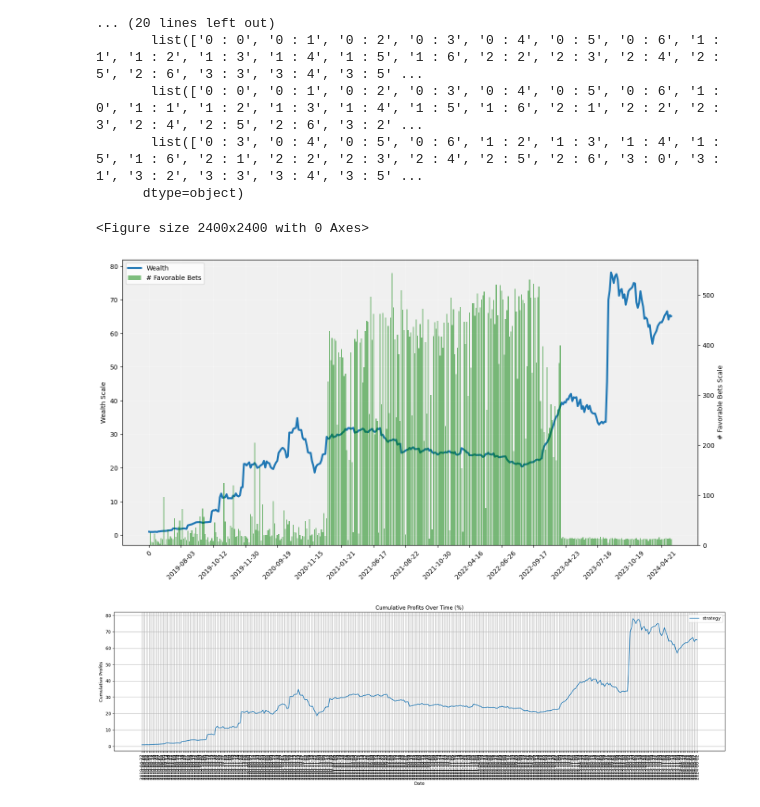
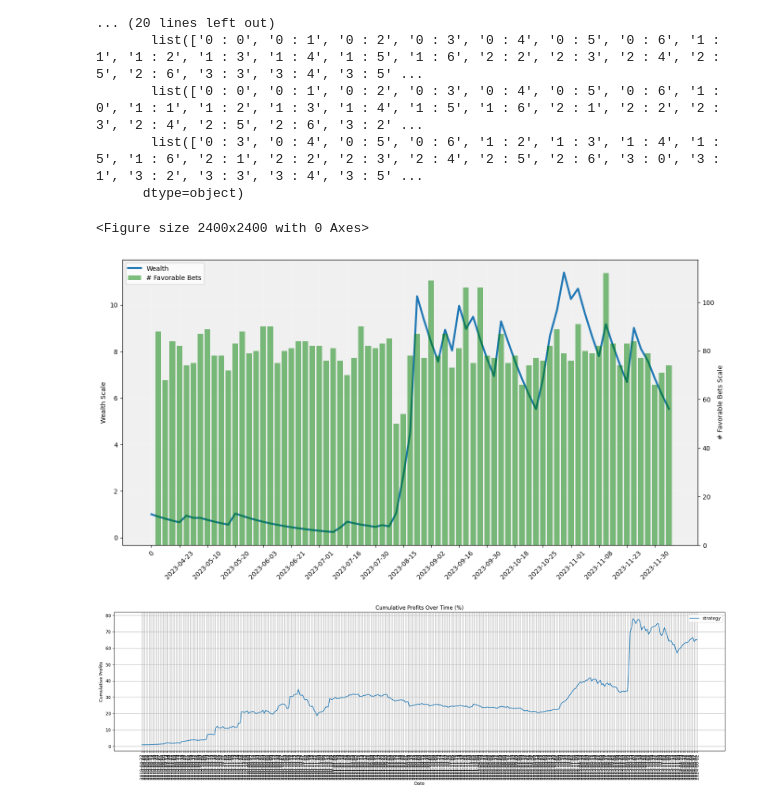
Before and after one commit to MarcosAugusto47/soccer-betting-strategy, a Jupyter notebook: notebook_EDA.ipynb, the cells around one changed output. Saved outputs shown, nothing was run; the diff lists cells and outputs as text; code cells hidden in the pictures.

```diff
--- a/notebook_EDA.ipynb
+++ b/notebook_EDA.ipynb
@@ -346,7 +322,7 @@ array([list(['0 : 1', '0 : 2', '0 : 3', '0 : 4', '0 : 5', '0 : 6', '1 : 0', '1 :
        list(['0 : 3', '0 : 4', '0 : 5', '0 : 6', '1 : 2', '1 : 3', '1 : 4', '1 : 5', '1 : 6', '2 : 1', '2 : 2', '2 : 3', '2 : 4', '2 : 5', '2 : 6', '3 : 0', '3 : 1', '3 : 2', '3 : 3', '3 : 4', '3 : 5' ...
       dtype=object)
 # %%
-df = pd.read_csv("artefacts/20240620142705/result_plot.csv")
+df = pd.read_csv("artefacts/20240725020204/result_plot.csv")
 
 
 import matplotlib.pyplot as plt
@@ -373,34 +349,34 @@ ax1.set_facecolor('#f0f0f0')
 line1, = ax1.plot(df.date, df.stake, label='Wealth', linewidth=3)
 ax1.set_ylabel('Wealth Scale')
 ax1.tick_params(axis='y')
 
 # Manually setting x-ticks
 # Assuming you want to set ticks at every nth point for clarity, with n determined by your data size
 n = max(1, len(df) // 16)  # Adjust n as necessary based on your data size
 selected_ticks = df['date'][::n]  # Select every nth date for ticks
 ax1.set_xticks(selected_ticks)
 ax1.set_xticklabels(selected_ticks, rotation=45)  # Rotate labels to prevent overlap
 
 # Setting a simple white grid aligned with the primary y-axis
 ax1.grid(True, color='white', linestyle='-', linewidth=0.5, alpha=0.7)  # White grid lines
 
 # Create a secondary y-axis for the second line plot
 ax2 = ax1.twinx()
 bars = ax2.bar(df.date, df.n_favorable_bets, color='g', label='# Favorable Bets', width=.8, alpha=0.5)  # White bars with some transparency
 ax2.set_ylabel('# Favorable Bets Scale')
 ax2.tick_params(axis='y')
 
 # Add legends and title
 #plt.title('Dual Y-Axis Line Plots with String Dates')
 lines = [line1, bars]
 labels = [l.get_label() for l in lines]
 plt.legend(lines, labels, loc='upper left')
 
 # Show the plot
 plt.show()
 # %% [output]
 <Figure size 2400x2400 with 0 Axes>
-[figure, old version]
+[figure, new version]
 # %%
 import matplotlib.pyplot as plt
 import pandas as pd
```
Also changed, not shown: parts of 13 cells of this notebook, 3 other files.
